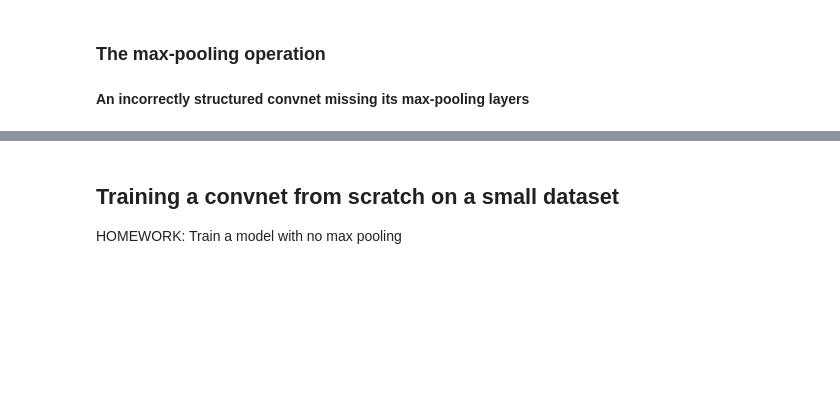
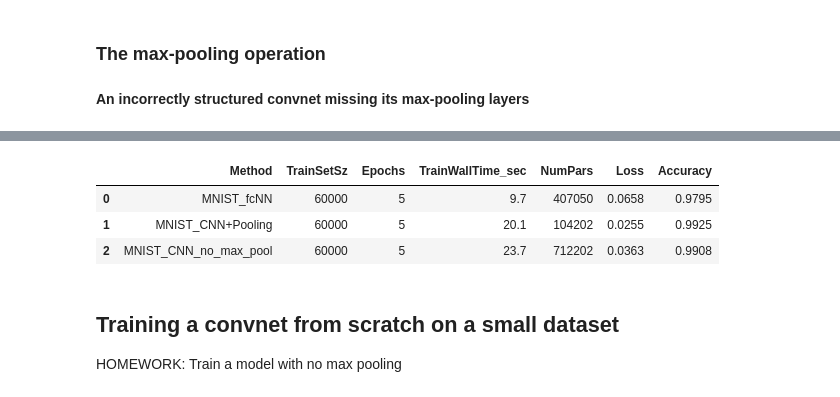
Before and after one commit to ftk1000/deep-learning-with-python-notebooks, a Jupyter notebook: chapter08_intro-to-dl-for-computer-vision.ipynb, the cells around one changed output, grey strips where cells are left out. Drawn from its saved outputs; the diff is of its cells as text; code cells hidden in the pictures; blank space fills up the shorter version.

```diff
--- a/chapter08_intro-to-dl-for-computer-vision.ipynb
+++ b/chapter08_intro-to-dl-for-computer-vision.ipynb
@@ -164,3 +289,11 @@ _________________________________________________________________
+# %%
+d.loc[2,:] = ['MNIST_CNN_no_max_pool', 60000,5, 23.7, 712202, 0.0363,0.9908]
+d
+# %% [output]
+|  | Method | TrainSetSz | Epochs | TrainWallTime_sec | NumPars | Loss | Accuracy |
+| 0 | MNIST_fcNN | 60000 | 5 | 9.7 | 407050 | 0.0658 | 0.9795 |
+| 1 | MNIST_CNN+Pooling | 60000 | 5 | 20.1 | 104202 | 0.0255 | 0.9925 |
+| 2 | MNIST_CNN_no_max_pool | 60000 | 5 | 23.7 | 712202 | 0.0363 | 0.9908 |
 # %% [markdown]
 ## Training a convnet from scratch on a small dataset
 
```
Also changed, not shown: parts of 22 cells of this notebook.
